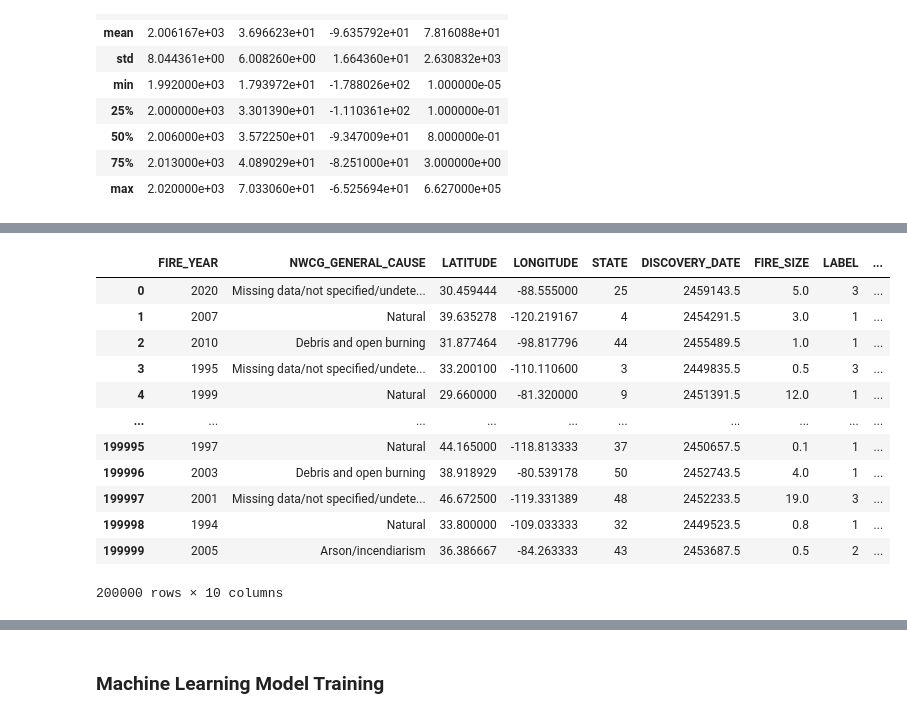
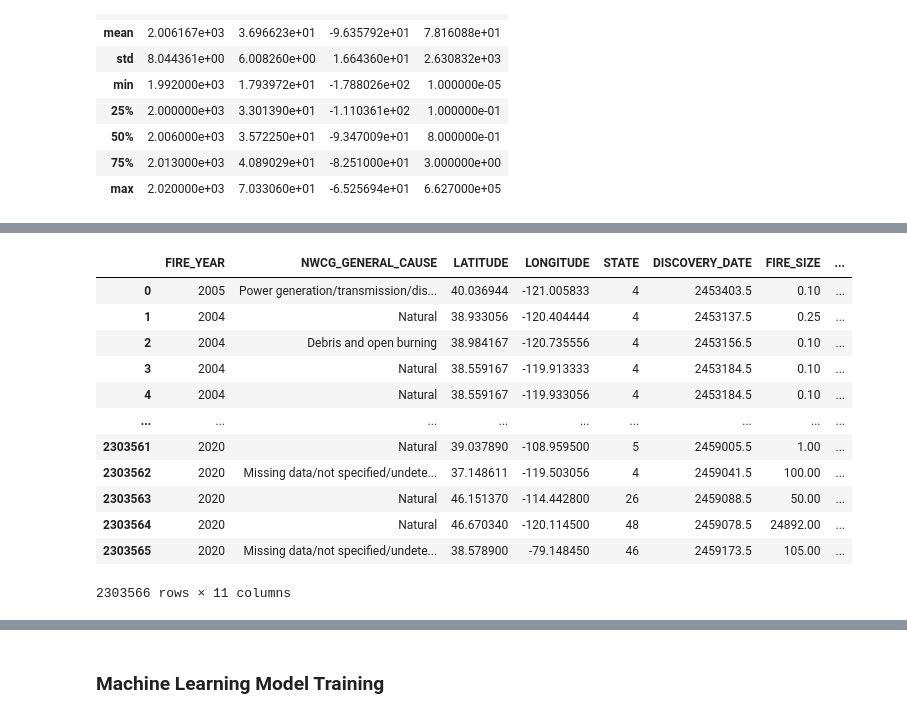
Before and after one commit to april-dev/dashboard, a Jupyter notebook: Wildfire_ML_Model.ipynb, the cells around one changed output, grey strips where cells are left out. Drawn from its saved outputs; the diff is of its cells as text; code cells hidden in the pictures.

```diff
--- a/Wildfire_ML_Model.ipynb
+++ b/Wildfire_ML_Model.ipynb
@@ -22,7 +22,7 @@ import matplotlib.pyplot as plt
 #### Data Loading
 # %%
 from sqlalchemy import create_engine
-my_conn = create_engine("sqlite:///FPA_FOD_20221014.sqlite")
+my_conn = create_engine("sqlite:////Users/Yi/Desktop/Wildfire/FPA_FOD_20221014.sqlite")
 # %%
 # present all the data
 r_set = my_conn.execute('''select name from sqlite_master where type = 'table' ''')
@@ -48,4 +48,4 @@ for row in r_set:
 ('idx_Fires_Shape_parent',)
 # %%
 # select related table
-df_raw = pd.read_sql_query("SELECT FIRE_YEAR, NWCG_GENERAL_CAUSE, LATITUDE, LONGITUDE, STATE, DISCOVERY_DATE, FIRE_SIZE FROM 'Fires'", my_conn)
+df_raw = pd.read_sql_query("SELECT FIRE_YEAR, NWCG_GENERAL_CAUSE, LATITUDE, LONGITUDE, STATE, DISCOVERY_DATE, FIRE_SIZE, FIRE_SIZE_CLASS FROM 'Fires'", my_conn)
@@ -78,3 +79,0 @@ df_raw.head(10)
-# %%
-# reduce number of samples
-df_raw = df_raw.sample(n=200000, random_state=10).reset_index(drop=True)
@@ -109,12 +115,21 @@ for c in all_causes:
 
 # reduce the number of classes of the fire causes
 CATEGORY = {}
-CATEGORY[1] = ['Natural', 'Debris and open burning']
-CATEGORY[2] = ['Arson/incendiarism', 'Smoking', 'Firearms and explosives use', 'Fireworks']
-CATEGORY[3] = ['Missing data/not specified/undetermined', ]
+CATEGORY[1] = ['Natural']
+CATEGORY[2] = ['Power generation/transmission/distribution',
+               'Fireworks',
+               'Firearms and explosives use',
+               'Debris and open burning',
+               'Smoking',
+               'Railroad operations and maintenance',
+               'Misuse of fire by a minor',
+               'Equipment and vehicle use',
+               'Recreation and ceremony']
+CATEGORY[3] = ['Arson/incendiarism']
+CATEGORY[4] = ['Missing data/not specified/undetermined', 'Other causes']
+
 
 def set_label(cause):
-    res = 0
     if cause in CATEGORY[1]:
         res = 1
     elif cause in CATEGORY[2]:
@@ -143,28 +163,29 @@ Missing data/not specified/undetermined
 # %%
 df = df_raw.copy()
 label = LabelEncoder()
 
 # use label encoder to encode the date information
 df['STATE'] = label.fit_transform(df['STATE'])
+df['FIRE_SIZE_CLASS'] = label.fit_transform(df['FIRE_SIZE_CLASS'])
 
 # extract date information from 'DISCOVERY_DATE'
 df['DISCOVERY_DATE'] = pd.to_datetime(df['DISCOVERY_DATE'])
 df['DAY_OF_WEEK'] = df['DISCOVERY_DATE'].dt.day_name()
 df['DAY_OF_WEEK'] = label.fit_transform(df['DAY_OF_WEEK'])
 df['MONTH'] = df['DISCOVERY_DATE'].dt.month
 df['DISCOVERY_DATE'] = pd.DatetimeIndex(df['DISCOVERY_DATE']).to_julian_date()
 df
 # %% [output]
-|  | FIRE_YEAR | NWCG_GENERAL_CAUSE | LATITUDE | LONGITUDE | STATE | DISCOVERY_DATE | FIRE_SIZE | LABEL | ... |
-| 0 | 2020 | Missing data/not specified/undete... | 30.459444 | -88.555000 | 25 | 2459143.5 | 5.0 | 3 | ... |
-| 1 | 2007 | Natural | 39.635278 | -120.219167 | 4 | 2454291.5 | 3.0 | 1 | ... |
-| 2 | 2010 | Debris and open burning | 31.877464 | -98.817796 | 44 | 2455489.5 | 1.0 | 1 | ... |
-| 3 | 1995 | Missing data/not specified/undete... | 33.200100 | -110.110600 | 3 | 2449835.5 | 0.5 | 3 | ... |
-| 4 | 1999 | Natural | 29.660000 | -81.320000 | 9 | 2451391.5 | 12.0 | 1 | ... |
-| ... | ... | ... | ... | ... | ... | ... | ... | ... | ... |
-| 199995 | 1997 | Natural | 44.165000 | -118.813333 | 37 | 2450657.5 | 0.1 | 1 | ... |
-| 199996 | 2003 | Debris and open burning | 38.918929 | -80.539178 | 50 | 2452743.5 | 4.0 | 1 | ... |
-| 199997 | 2001 | Missing data/not specified/undete... | 46.672500 | -119.331389 | 48 | 2452233.5 | 19.0 | 3 | ... |
-| 199998 | 1994 | Natural | 33.800000 | -109.033333 | 32 | 2449523.5 | 0.8 | 1 | ... |
-| 199999 | 2005 | Arson/incendiarism | 36.386667 | -84.263333 | 43 | 2453687.5 | 0.5 | 2 | ... |
+|  | FIRE_YEAR | NWCG_GENERAL_CAUSE | LATITUDE | LONGITUDE | STATE | DISCOVERY_DATE | FIRE_SIZE | ... |
+| 0 | 2005 | Power generation/transmission/dis... | 40.036944 | -121.005833 | 4 | 2453403.5 | 0.10 | ... |
+| 1 | 2004 | Natural | 38.933056 | -120.404444 | 4 | 2453137.5 | 0.25 | ... |
+| 2 | 2004 | Debris and open burning | 38.984167 | -120.735556 | 4 | 2453156.5 | 0.10 | ... |
+| 3 | 2004 | Natural | 38.559167 | -119.913333 | 4 | 2453184.5 | 0.10 | ... |
+| 4 | 2004 | Natural | 38.559167 | -119.933056 | 4 | 2453184.5 | 0.10 | ... |
+| ... | ... | ... | ... | ... | ... | ... | ... | ... |
+| 2303561 | 2020 | Natural | 39.037890 | -108.959500 | 5 | 2459005.5 | 1.00 | ... |
+| 2303562 | 2020 | Missing data/not specified/undete... | 37.148611 | -119.503056 | 4 | 2459041.5 | 100.00 | ... |
+| 2303563 | 2020 | Natural | 46.151370 | -114.442800 | 26 | 2459088.5 | 50.00 | ... |
+| 2303564 | 2020 | Natural | 46.670340 | -120.114500 | 48 | 2459078.5 | 24892.00 | ... |
+| 2303565 | 2020 | Missing data/not specified/undete... | 38.578900 | -79.148450 | 46 | 2459173.5 | 105.00 | ... |
-200000 rows × 10 columns
+2303566 rows × 11 columns
```
Also changed, not shown: parts of 23 cells of this notebook.
